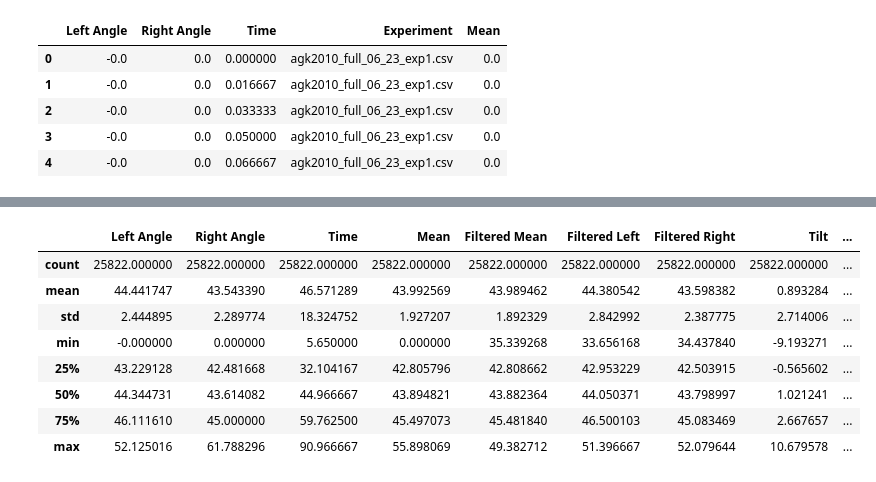
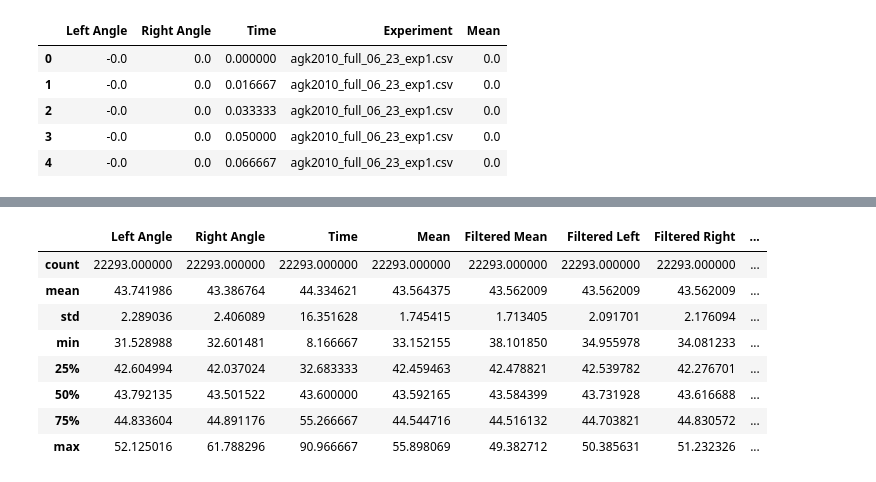
Before and after one commit to adamkolusz/slope-finder, a Jupyter notebook: src/csv_analyzer.ipynb, the cells around one changed output, grey strips where cells are left out. Saved outputs shown, nothing was run; the diff lists cells and outputs as text; code cells hidden in the pictures.

```diff
--- a/src/csv_analyzer.ipynb
+++ b/src/csv_analyzer.ipynb
@@ -135,46 +116,67 @@ def find_index_range(df, column, threshold):
 
     print(f'The longest range where the angle is less than {threshold} is from {start_idx} to {end_idx}.')
     return start_idx, end_idx
+
+def calculate_stats(s):
+    stats = {
+        'cummax': [s.cummax().iloc[-1]],  # taking the last value as it's a cumulative statistic
+        'cummin': [s.cummin().iloc[-1]],  # taking the last value as it's a cumulative statistic
+        'median': [s.median()],
+        'mean': [s.mean()],
+        'std': [s.std()],
+        'var': [s.var()],
+        'skew': [s.skew()],
+        'kurt': [s.kurt()],
+    }
+    return stats
 # %%
-df_filtered["Tilt"] = df_filtered["Filtered Left"] - df_filtered["Filtered Right"]
+from statsmodels.tsa.stattools import adfuller
+# df_filtered["Tilt"] = df_filtered["Filtered Left"] - df_filtered["Filtered Right"]
 average = {}
-
+stats = {}
 new_df = pd.DataFrame()
 i = 0
 for value, group_df in df_filtered.groupby('Experiment'):
-    average[value] = group_df['Tilt'].mean()
+
     print(f'|#####################################|')
-    print(f'{value}: {average[value]}')
-    # print(group_df.index)
-    group_df['Filtered Left'] = group_df['Filtered Left'] + average[value]/2
-    group_df['Filtered Right'] = group_df['Filtered Right'] - average[value]/2
+    # group_df['Right Angle Derivative'].min
     group_df['Right Angle Derivative'] = group_df['Filtered Right'].diff()
     group_df['Left Angle Derivative'] = group_df['Filtered Left'].diff()
     group_df['Right Angle Derivative2'] = group_df['Right Angle Derivative'].diff()
     group_df['Left Angle Derivative2'] = group_df['Left Angle Derivative'].diff()
-    group_df['R_Der'] = group_df["Left Angle Derivative"].rolling(5).std()
+    group_df['R_Der'] = group_df["Left Angle Derivative"].rolling(7).std()
     group_df['Column_Integral'] = group_df['R_Der'].rolling(10).std()
+    group_df['Tilt'] = group_df['Filtered Left'] - group_df['Filtered Right']
+    start_idx, end_idx = find_index_range(group_df, 'R_Der', 0.4)
 
-    start_idx, end_idx = find_index_range(group_df, 'R_Der', 0.3)
-
-    cropped_df = group_df.loc[start_idx:end_idx]
+    cropped_df = group_df.loc[start_idx:end_idx].copy()
 
     # reversed_series = group_df['R_Der'][::-1]
     # stable_index_reversed = (reversed_series.abs() >= 2.5).idxmax()
     # stable_index = group_df.shape[0] - stable_index_reversed - 1
     # print(f'Stable index: {stable_index}/{group_df.shape[0]}')
-
-    print(f"{group_df['Filtered Left'].shape} to {cropped_df['Filtered Left'].shape}")
-    result = adfuller(group_df['Filtered Left'], None, 'ct')
-    result_crop = adfuller(cropped_df['Filtered Left'], None, 'ct')
+    perc = cropped_df['Filtered Left'].shape[0] / group_df['Filtered Left'].shape[0] * 100
+    print(f"Used range: {perc:.2f}% of experiment")
+    result = adfuller(group_df['Filtered Left'], None, 'c')
+    result_crop = adfuller(cropped_df['Filtered Left'], None, 'c')
     print(f'ADF Statistic: {result[0]} -> {result_crop[0]}')
     print(f'p-value: {result[1]} -> {result_crop[1]}')
-    print('Critical Values:')
-    for key, value in result[4].items():
-        print('\t%s: %.3f' % (key, value))
+    # print('Critical Values:')
+    for key, val in result[4].items():
+        print('\t%s: %.3f' % (key, val))
     print('Cropped Critical Values:')
-    for key, value in result_crop[4].items():
-        print('\t%s: %.3f' % (key, value))
+    for key, val in result_crop[4].items():
+        print('\t%s: %.3f' % (key, val))
+
+    average[value] = cropped_df['Tilt'].mean()
+    print(f'Tilt for {value}: {average[value]}')
+    # print(group_df.index)
+    # stats[value]
+    cropped_df['Filtered Left'] = cropped_df['Filtered Left'] - average[value]/2
+    cropped_df['Filtered Right'] = cropped_df['Filtered Right'] + average[value]/2
+
+    stats[value+'-L'] = calculate_stats(cropped_df['Filtered Left'])
+    stats[value+'-R'] = calculate_stats(cropped_df['Filtered Right'])
 
 
     new_df = pd.concat([new_df, cropped_df])
@@ -203,9 +205,9 @@ Cropped Critical Values:
-|  | Left Angle | Right Angle | Time | Mean | Filtered Mean | Filtered Left | Filtered Right | Tilt | ... |
-| count | 25822.000000 | 25822.000000 | 25822.000000 | 25822.000000 | 25822.000000 | 25822.000000 | 25822.000000 | 25822.000000 | ... |
-| mean | 44.441747 | 43.543390 | 46.571289 | 43.992569 | 43.989462 | 44.380542 | 43.598382 | 0.893284 | ... |
-| std | 2.444895 | 2.289774 | 18.324752 | 1.927207 | 1.892329 | 2.842992 | 2.387775 | 2.714006 | ... |
-| min | -0.000000 | 0.000000 | 5.650000 | 0.000000 | 35.339268 | 33.656168 | 34.437840 | -9.193271 | ... |
-| 25% | 43.229128 | 42.481668 | 32.104167 | 42.805796 | 42.808662 | 42.953229 | 42.503915 | -0.565602 | ... |
-| 50% | 44.344731 | 43.614082 | 44.966667 | 43.894821 | 43.882364 | 44.050371 | 43.798997 | 1.021241 | ... |
-| 75% | 46.111610 | 45.000000 | 59.762500 | 45.497073 | 45.481840 | 46.500103 | 45.083469 | 2.667657 | ... |
-| max | 52.125016 | 61.788296 | 90.966667 | 55.898069 | 49.382712 | 51.396667 | 52.079644 | 10.679578 | ... |
+|  | Left Angle | Right Angle | Time | Mean | Filtered Mean | Filtered Left | Filtered Right | ... |
+| count | 22293.000000 | 22293.000000 | 22293.000000 | 22293.000000 | 22293.000000 | 22293.000000 | 22293.000000 | ... |
+| mean | 43.741986 | 43.386764 | 44.334621 | 43.564375 | 43.562009 | 43.562009 | 43.562009 | ... |
+| std | 2.289036 | 2.406089 | 16.351628 | 1.745415 | 1.713405 | 2.091701 | 2.176094 | ... |
+| min | 31.528988 | 32.601481 | 8.166667 | 33.152155 | 38.101850 | 34.955978 | 34.081233 | ... |
+| 25% | 42.604994 | 42.037024 | 32.683333 | 42.459463 | 42.478821 | 42.539782 | 42.276701 | ... |
+| 50% | 43.792135 | 43.501522 | 43.600000 | 43.592165 | 43.584399 | 43.731928 | 43.616688 | ... |
+| 75% | 44.833604 | 44.891176 | 55.266667 | 44.544716 | 44.516132 | 44.703821 | 44.830572 | ... |
+| max | 52.125016 | 61.788296 | 90.966667 | 55.898069 | 49.382712 | 50.385631 | 51.232326 | ... |
```
Also changed, not shown: parts of 25 cells of this notebook, 4 other files.
